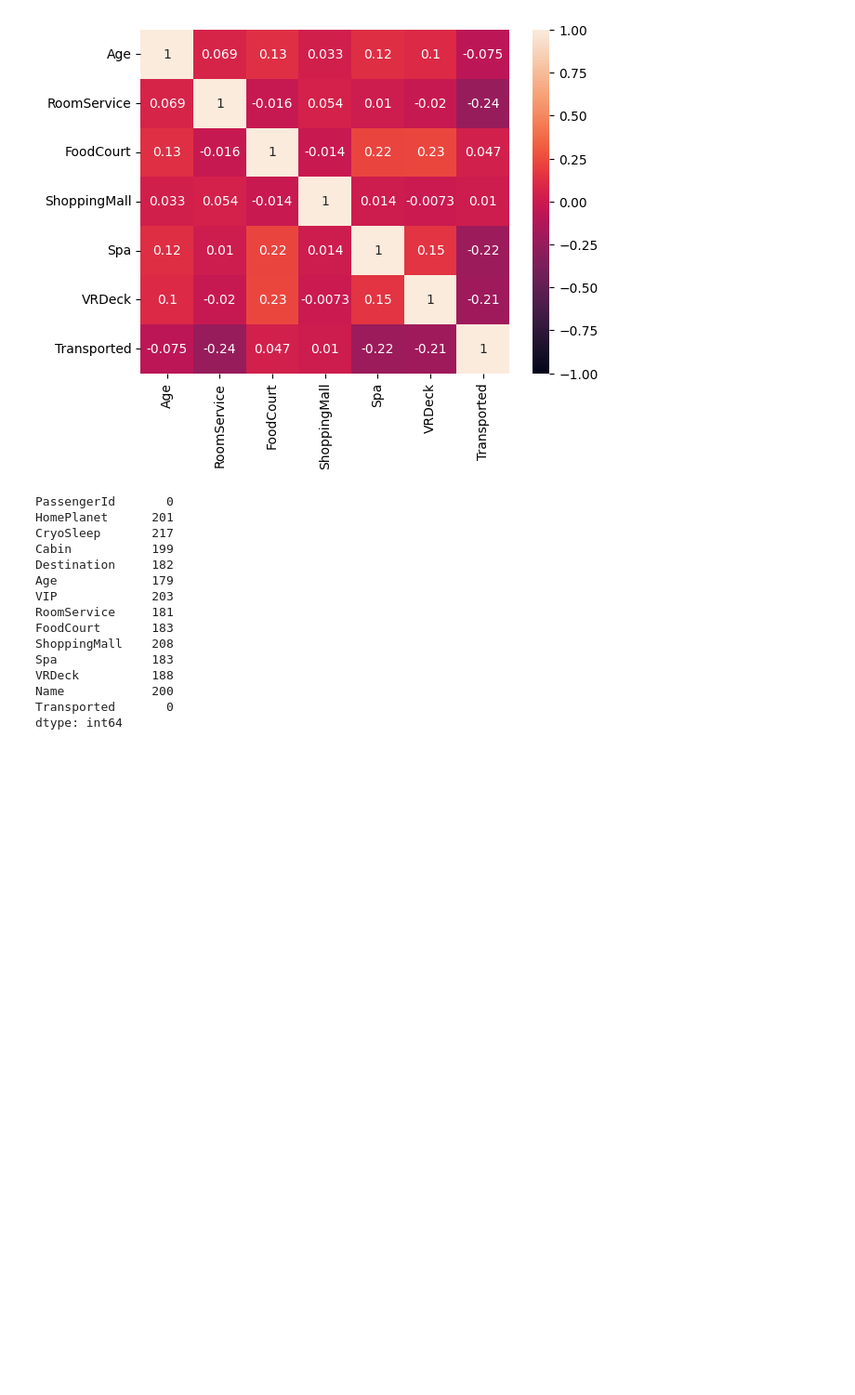
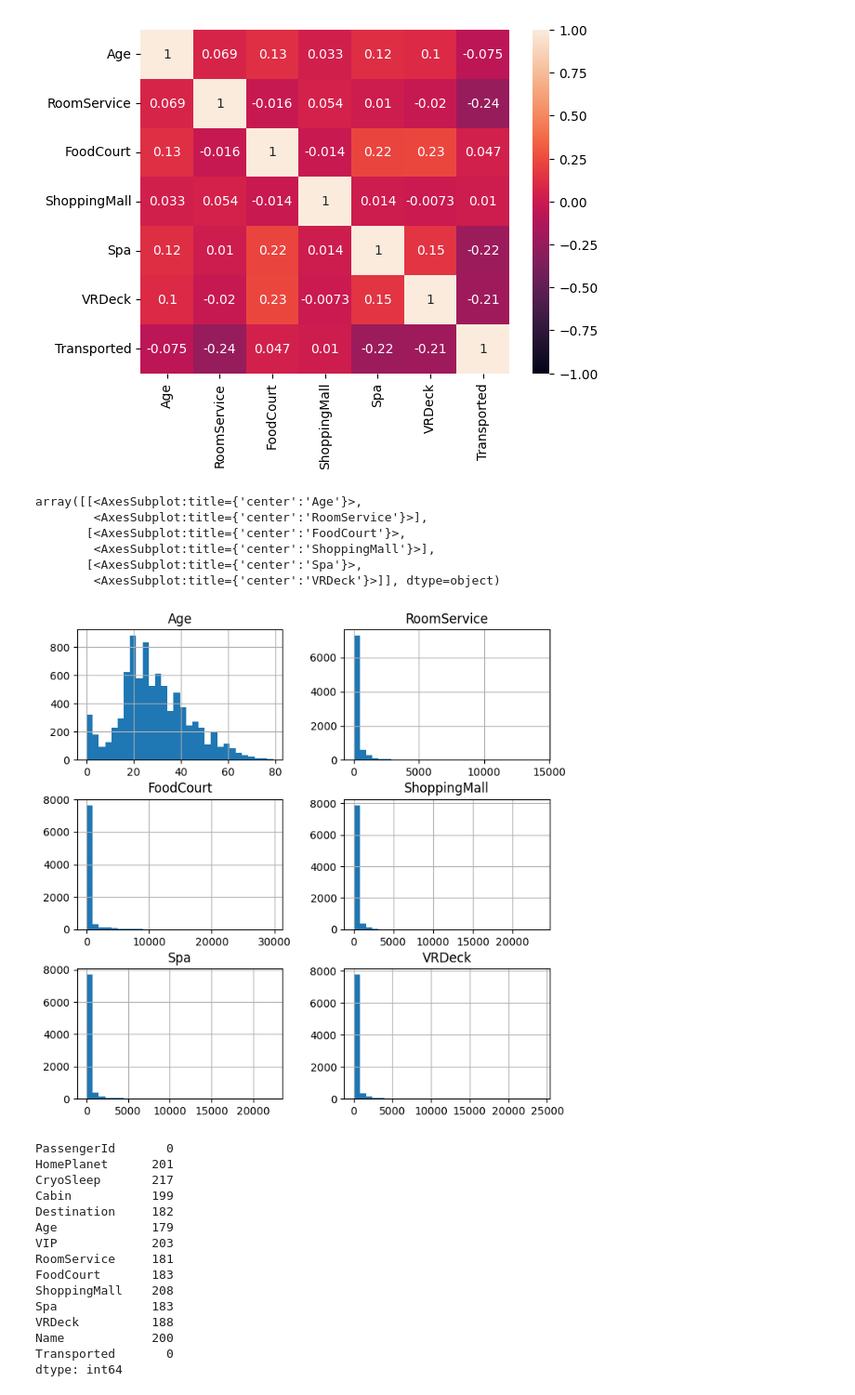
Before and after one commit to Wallace-80/Machine-Learning, a Jupyter notebook: src/notebook/ALT - Datos_procesados_train.ipynb, the cells around one changed output. Shown at 93% size. Cells and saved outputs as stored; diff of their text form; code cells hidden in the pictures; blank space fills up the shorter version.

```diff
--- a/src/notebook/ALT - Datos_procesados_train.ipynb
+++ b/src/notebook/ALT - Datos_procesados_train.ipynb
@@ -46,6 +46,16 @@ plt.title("Balanceo de los pasajeros transportados");
 sns.heatmap(df_train.corr(), vmin = -1, vmax = 1, annot = True);
 # %% [output]
 [figure]
+# %%
+df_train.hist(bins= 30, figsize=(8,8))
+# %% [output]
+array([[<AxesSubplot:title={'center':'Age'}>,
+        <AxesSubplot:title={'center':'RoomService'}>],
+       [<AxesSubplot:title={'center':'FoodCourt'}>,
+        <AxesSubplot:title={'center':'ShoppingMall'}>],
+       [<AxesSubplot:title={'center':'Spa'}>,
+        <AxesSubplot:title={'center':'VRDeck'}>]], dtype=object)
+[figure, added]
 # %%
 #comprobamos los valors nulos
 df_train.isnull().sum()
```
Also changed, not shown: parts of 5 cells of this notebook, 9 other files.
